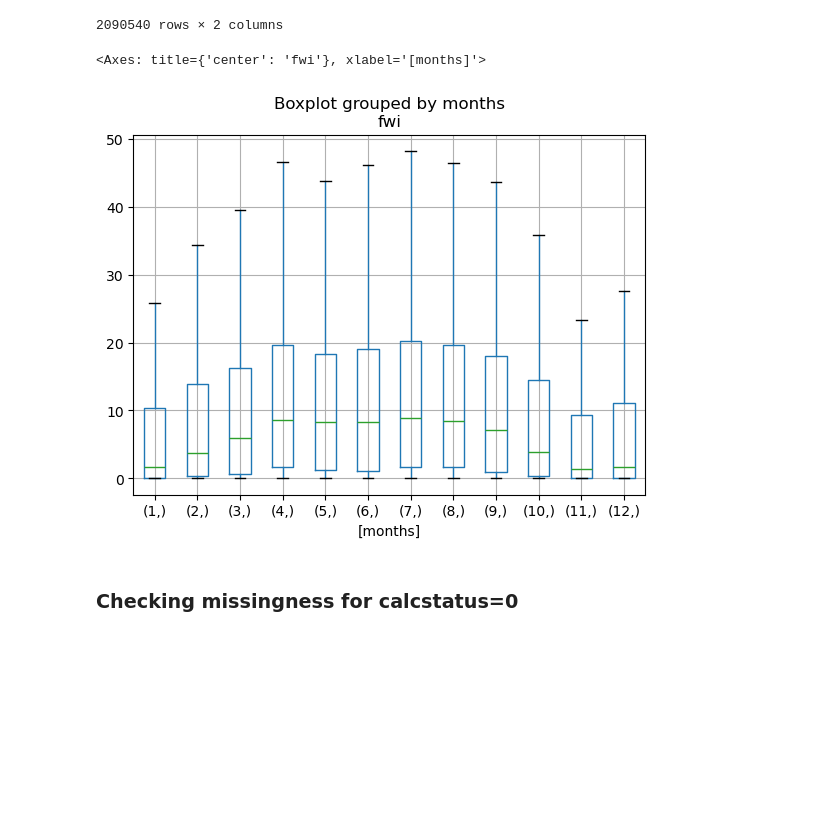
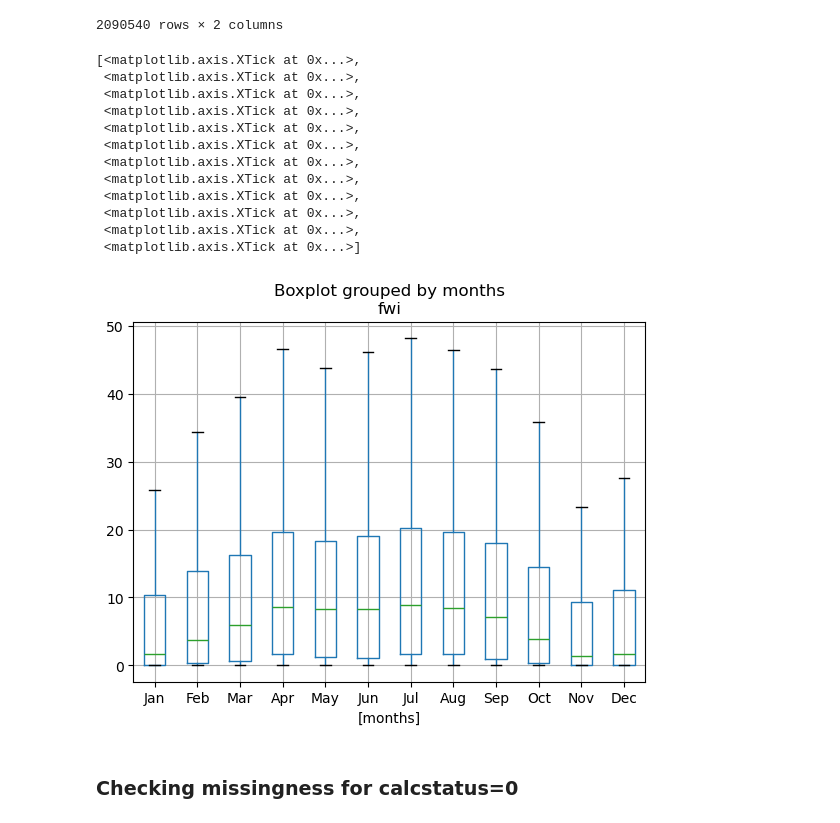
Before and after one commit to Mussab157/Wildfire-Prediction-Classification, a Jupyter notebook: notebooks/01_eda.ipynb, the cells around one changed output. Drawn from its saved outputs; the diff is of its cells as text; code cells hidden in the pictures; blank space fills up the shorter version.

```diff
--- a/notebooks/01_eda.ipynb
+++ b/notebooks/01_eda.ipynb
@@ -331,10 +331,21 @@ df_calc1_fwi_months
 | 3161911 | 1 | 7.8 |
 2090540 rows × 2 columns
 # %%
-df_calc1_fwi_months.boxplot(by=['months'], showfliers=False)
+df_calc1_fwi_months.boxplot(by=['months'], showfliers=False).set_xticks([1,2,3,4,5,6,7,8,9,10,11,12], ['Jan', 'Feb', 'Mar', 'Apr', 'May', 'Jun', 'Jul', 'Aug', 'Sep', 'Oct', 'Nov', 'Dec'])
 # %% [output]
-<Axes: title={'center': 'fwi'}, xlabel='[months]'>
+[<matplotlib.axis.XTick at 0x...>,
+ <matplotlib.axis.XTick at 0x...>,
+ <matplotlib.axis.XTick at 0x...>,
+ <matplotlib.axis.XTick at 0x...>,
+ <matplotlib.axis.XTick at 0x...>,
+ <matplotlib.axis.XTick at 0x...>,
+ <matplotlib.axis.XTick at 0x...>,
+ <matplotlib.axis.XTick at 0x...>,
+ <matplotlib.axis.XTick at 0x...>,
+ <matplotlib.axis.XTick at 0x...>,
+ <matplotlib.axis.XTick at 0x...>,
+ <matplotlib.axis.XTick at 0x...>]
-[figure, old version]
+[figure, new version]
 # %% [markdown]
 ### **Checking missingness for calcstatus=0**
 # %% [markdown]
```
Also changed, not shown: parts of 20 cells of this notebook.
